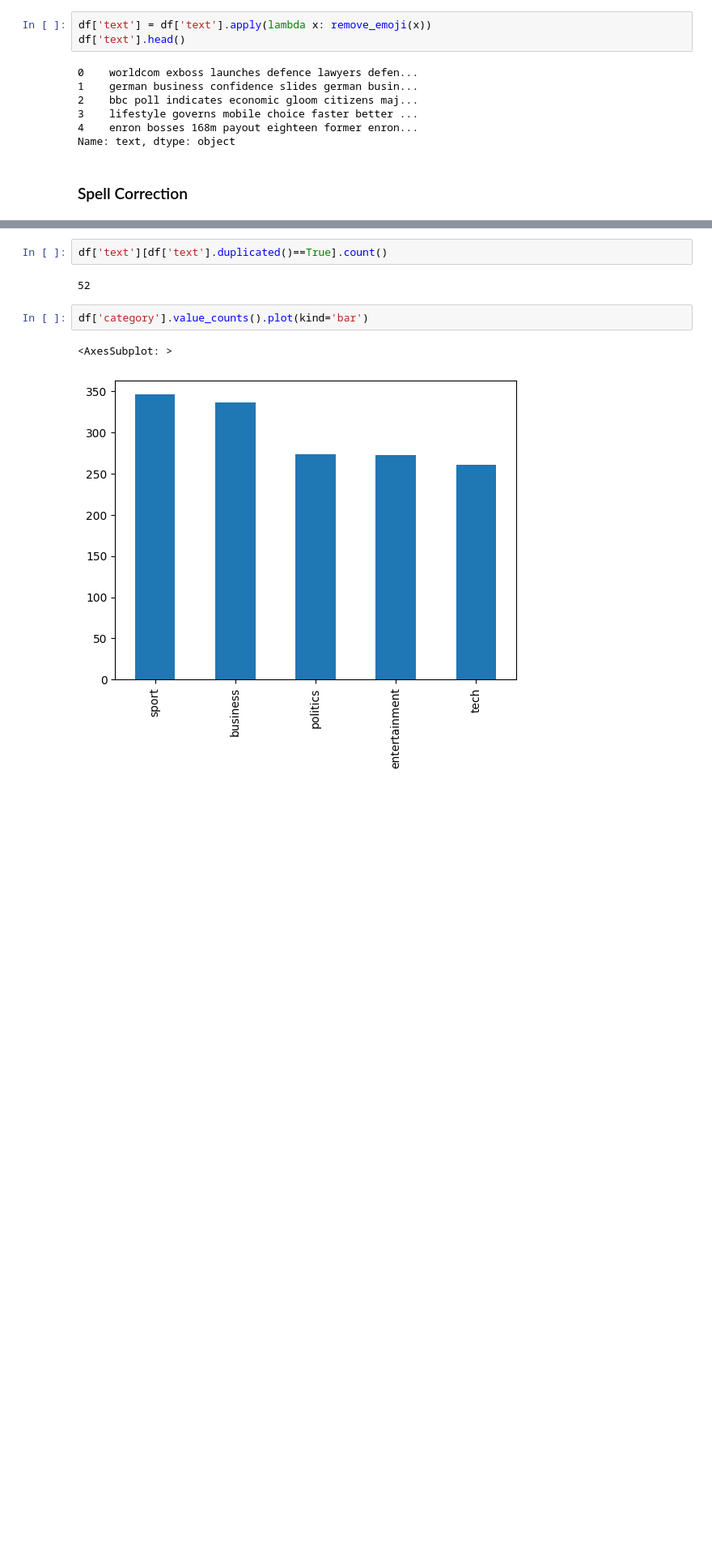
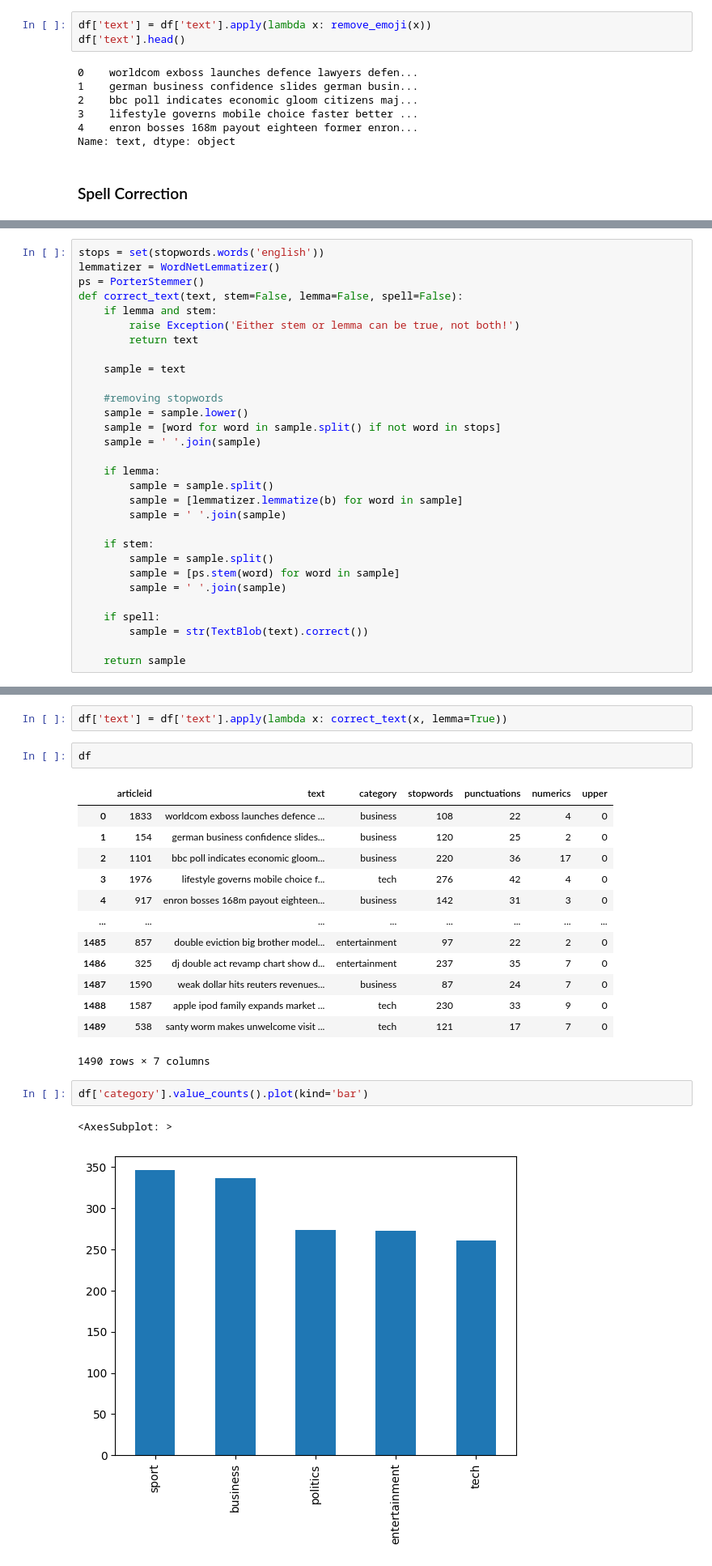
Before and after one commit to VinodKumarJodu/news-article-classification, a Jupyter notebook: notebooks/news_articles_classification.ipynb, the cells around one changed output, grey strips where cells are left out. Shown at 81% size. Drawn from its saved outputs; the diff is of its cells as text; blank space fills up the shorter version.

```diff
--- a/notebooks/news_articles_classification.ipynb
+++ b/notebooks/news_articles_classification.ipynb
@@ -371,0 +306,30 @@ Name: text, dtype: object
+# %%
+stops = set(stopwords.words('english'))
+lemmatizer = WordNetLemmatizer()
+ps = PorterStemmer()
+def correct_text(text, stem=False, lemma=False, spell=False):
+    if lemma and stem:
+        raise Exception('Either stem or lemma can be true, not both!')
+        return text
+
+    sample = text
+
+    #removing stopwords
+    sample = sample.lower()
+    sample = [word for word in sample.split() if not word in stops]
+    sample = ' '.join(sample)
+
+    if lemma:
+        sample = sample.split()
+        sample = [lemmatizer.lemmatize(b) for word in sample]
+        sample = ' '.join(sample)
+
+    if stem:
+        sample = sample.split()
+        sample = [ps.stem(word) for word in sample]
+        sample = ' '.join(sample)
+
+    if spell:
+        sample = str(TextBlob(text).correct())
+
+    return sample
@@ -372,7 +405,21 @@ Name: text, dtype: object
 # %%
-df['text'][df['text'].duplicated()==True].count()
+df['text'] = df['text'].apply(lambda x: correct_text(x, lemma=True))
-# %% [output]
-52
+# %%
+df
+# %% [output]
+|  | articleid | text | category | stopwords | punctuations | numerics | upper |
+| 0 | 1833 | worldcom exboss launches defence ... | business | 108 | 22 | 4 | 0 |
+| 1 | 154 | german business confidence slides... | business | 120 | 25 | 2 | 0 |
+| 2 | 1101 | bbc poll indicates economic gloom... | business | 220 | 36 | 17 | 0 |
+| 3 | 1976 | lifestyle governs mobile choice f... | tech | 276 | 42 | 4 | 0 |
+| 4 | 917 | enron bosses 168m payout eighteen... | business | 142 | 31 | 3 | 0 |
+| ... | ... | ... | ... | ... | ... | ... | ... |
+| 1485 | 857 | double eviction big brother model... | entertainment | 97 | 22 | 2 | 0 |
+| 1486 | 325 | dj double act revamp chart show d... | entertainment | 237 | 35 | 7 | 0 |
+| 1487 | 1590 | weak dollar hits reuters revenues... | business | 87 | 24 | 7 | 0 |
+| 1488 | 1587 | apple ipod family expands market ... | tech | 230 | 33 | 9 | 0 |
+| 1489 | 538 | santy worm makes unwelcome visit ... | tech | 121 | 17 | 7 | 0 |
+1490 rows × 7 columns
 # %%
 df['category'].value_counts().plot(kind='bar')
 # %% [output]
```
Also changed, not shown: parts of 17 cells of this notebook.
